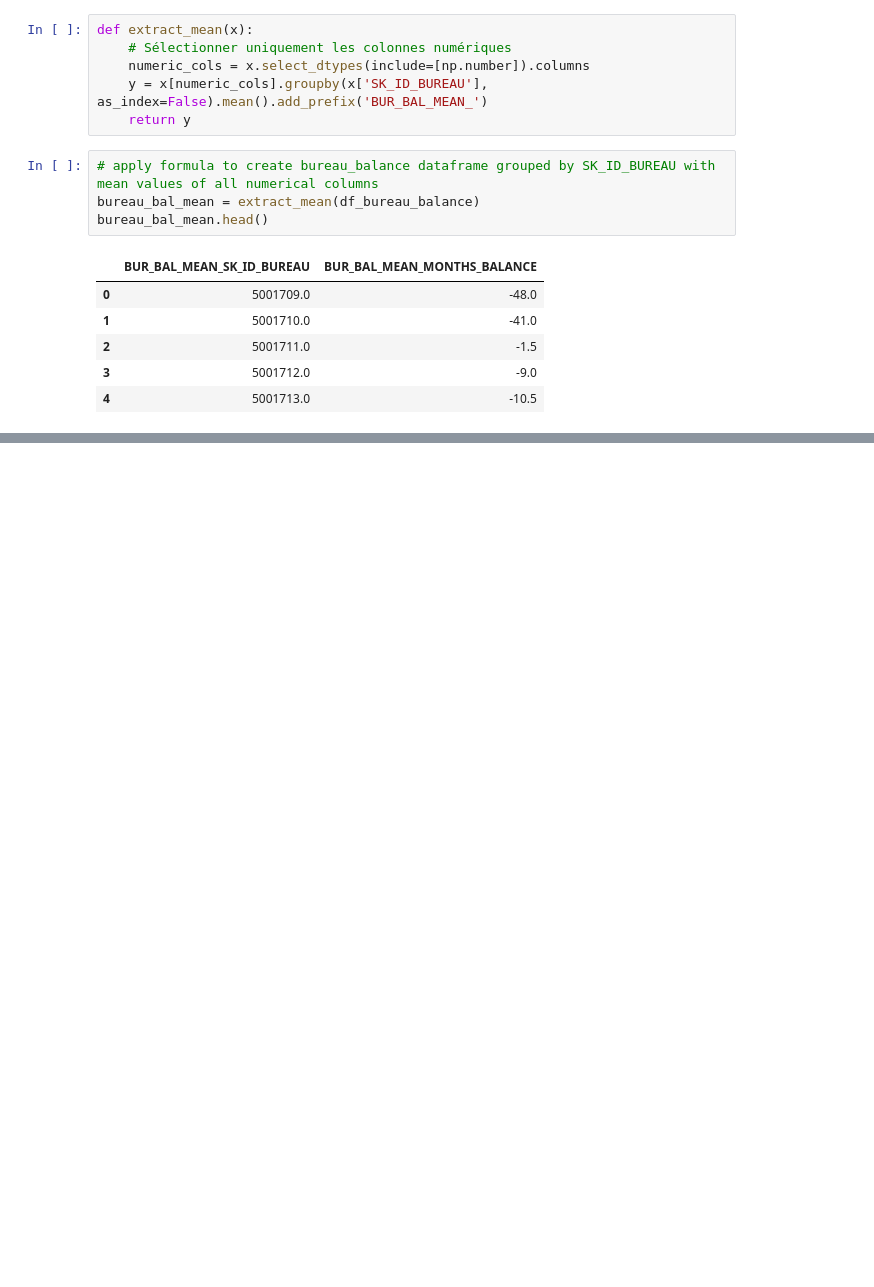
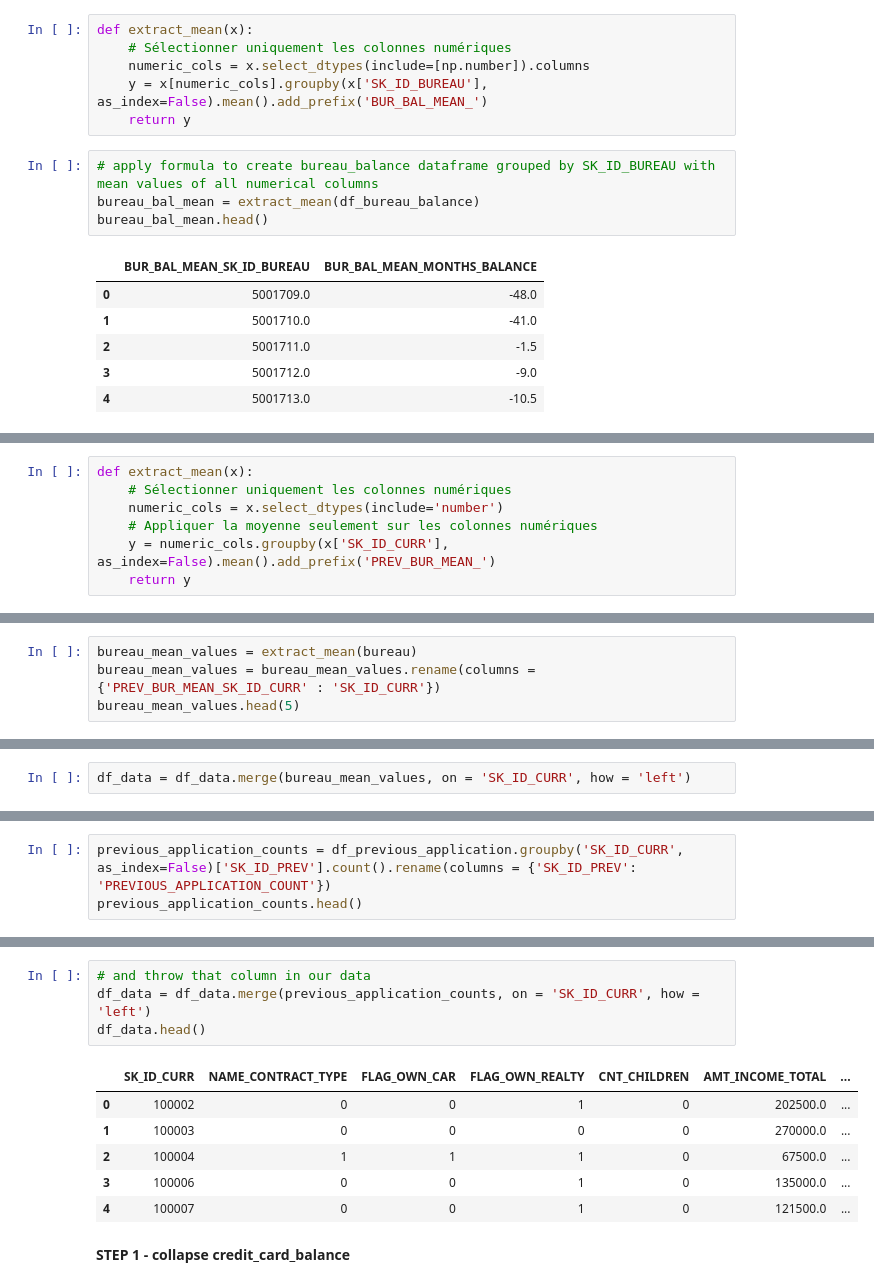
Before and after one commit to GaryMauger/P7_implementer_modele_scoring, a Jupyter notebook: Projet_7.ipynb, the cells around one changed output, grey strips where cells are left out. Saved outputs shown, nothing was run; the diff lists cells and outputs as text; blank space fills up the shorter version.

Commit message:
merging last step

```diff
--- a/Projet_7.ipynb
+++ b/Projet_7.ipynb
@@ -1871,0 +1889,7 @@ bureau_bal_mean.head()
+# %%
+def extract_mean(x):
+    # Sélectionner uniquement les colonnes numériques
+    numeric_cols = x.select_dtypes(include='number')
+    # Appliquer la moyenne seulement sur les colonnes numériques
+    y = numeric_cols.groupby(x['SK_ID_CURR'], as_index=False).mean().add_prefix('PREV_BUR_MEAN_')
+    return y
@@ -1871,0 +1925,4 @@ bureau_bal_mean.head()
+# %%
+bureau_mean_values = extract_mean(bureau)
+bureau_mean_values = bureau_mean_values.rename(columns = {'PREV_BUR_MEAN_SK_ID_CURR' : 'SK_ID_CURR'})
+bureau_mean_values.head(5)
@@ -1871,0 +1944,2 @@ bureau_bal_mean.head()
+# %%
+df_data = df_data.merge(bureau_mean_values, on = 'SK_ID_CURR', how = 'left')
@@ -1871,0 +1987,3 @@ bureau_bal_mean.head()
+# %%
+previous_application_counts = df_previous_application.groupby('SK_ID_CURR', as_index=False)['SK_ID_PREV'].count().rename(columns = {'SK_ID_PREV': 'PREVIOUS_APPLICATION_COUNT'})
+previous_application_counts.head()
@@ -1871,0 +1997,13 @@ bureau_bal_mean.head()
+# %%
+# and throw that column in our data
+df_data = df_data.merge(previous_application_counts, on = 'SK_ID_CURR', how = 'left')
+df_data.head()
+# %% [output]
+|  | SK_ID_CURR | NAME_CONTRACT_TYPE | FLAG_OWN_CAR | FLAG_OWN_REALTY | CNT_CHILDREN | AMT_INCOME_TOTAL | ... |
+| 0 | 100002 | 0 | 0 | 1 | 0 | 202500.0 | ... |
+| 1 | 100003 | 0 | 0 | 0 | 0 | 270000.0 | ... |
+| 2 | 100004 | 1 | 1 | 1 | 0 | 67500.0 | ... |
+| 3 | 100006 | 0 | 0 | 1 | 0 | 135000.0 | ... |
+| 4 | 100007 | 0 | 0 | 1 | 0 | 121500.0 | ... |
+# %% [markdown]
+<span style="font-size:14px; font-weight:bold;">STEP 1 - collapse credit_card_balance</span>
```
Also changed, not shown: parts of 30 cells of this notebook.
